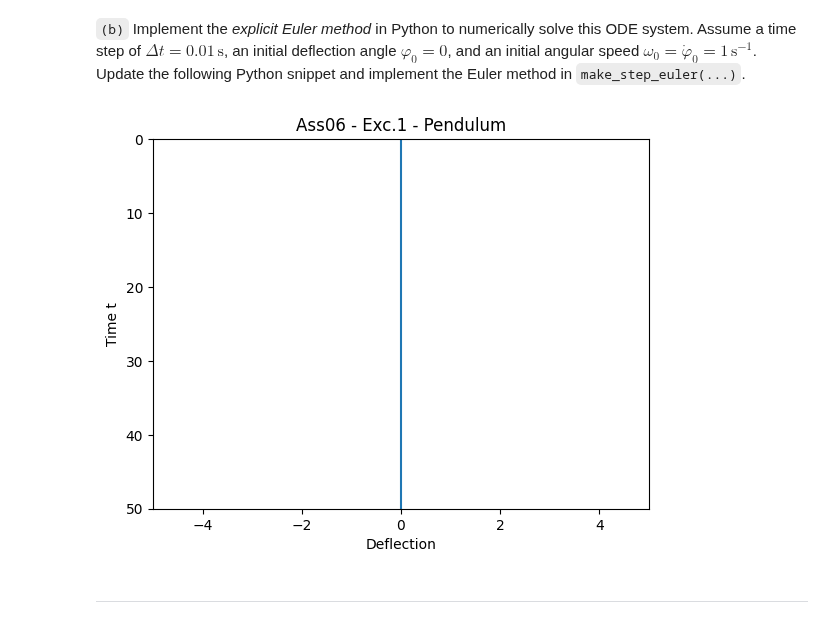
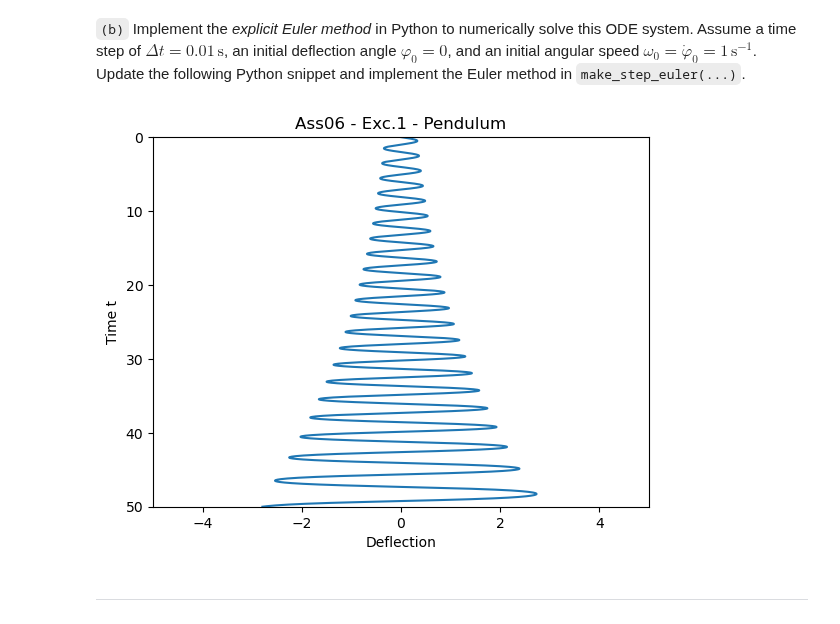
Before and after one commit to as3ert/TMFVC, a Jupyter notebook: Assignment 6/TMFVC_Ass06.ipynb, the cells around one changed output. Drawn from its saved outputs; the diff is of its cells as text; code cells hidden in the pictures.

```diff
--- a/Assignment 6/TMFVC_Ass06.ipynb
+++ b/Assignment 6/TMFVC_Ass06.ipynb
@@ -47,54 +54,59 @@ Update the following Python snippet and implement the Euler method in `make_step
 import numpy as np
 import matplotlib.pyplot as plt
 
-# TODO: Initialize variables
-g = 0   # gravity
-dt = 1  # time step
+# Initialize variables
+g = 9.81   # gravity
+dt = 0.01  # time step
 max_steps = int(50 / dt)  # number of time steps
 l = 1  # length of pendulum
 
 # Initial values
-omega0 = 0
+omega0 = 1
 phi0 = 0
 
 phi_euler = phi0
 omega_euler = omega0
 t = 0.0
 
 # Vectors for plot
 y_euler = np.zeros(max_steps + 1)
 tA = np.zeros(max_steps + 1)
 
 # Set initial values
 y_euler[0] = phi0
 
-# TODO: Function to compute explicit Euler step
+# Function to compute explicit Euler step
 def make_step_euler(phi, omega, dt, g, l):
-    phi = 0
-    omega = 0
-    return phi, omega
+	# Compute new values
+	dphi_dt = omega
+	domega_dt = -g / l * np.sin(phi)
+
+	phi += dt * dphi_dt
+	omega += dt * domega_dt
+
+	return phi, omega
 
 # Main loop
 for m in range(max_steps):
-    phi_euler, omega_euler = make_step_euler(phi_euler, omega_euler, dt, g, l)
-    # Advance t
-    t += dt
+	phi_euler, omega_euler = make_step_euler(phi_euler, omega_euler, dt, g, l)
+	# Advance t
+	t += dt
 
-    y_euler[m + 1] = phi_euler
-    tA[m + 1] = t
+	y_euler[m + 1] = phi_euler
+	tA[m + 1] = t
 
 # Plot
 plt.figure()
 plt.plot(y_euler, tA)
 
 plt.axis([-5, 5, 0, 50])
 plt.gca().invert_yaxis()
 plt.title('Ass06 - Exc.1 - Pendulum')
 plt.xlabel('Deflection')
 plt.ylabel('Time t')
 plt.show()
 # %% [output]
-[figure, old version]
+[figure, new version]
 # %% [markdown]
 <hr>
 # %% [markdown]
```
Also changed, not shown: parts of 18 cells of this notebook.
